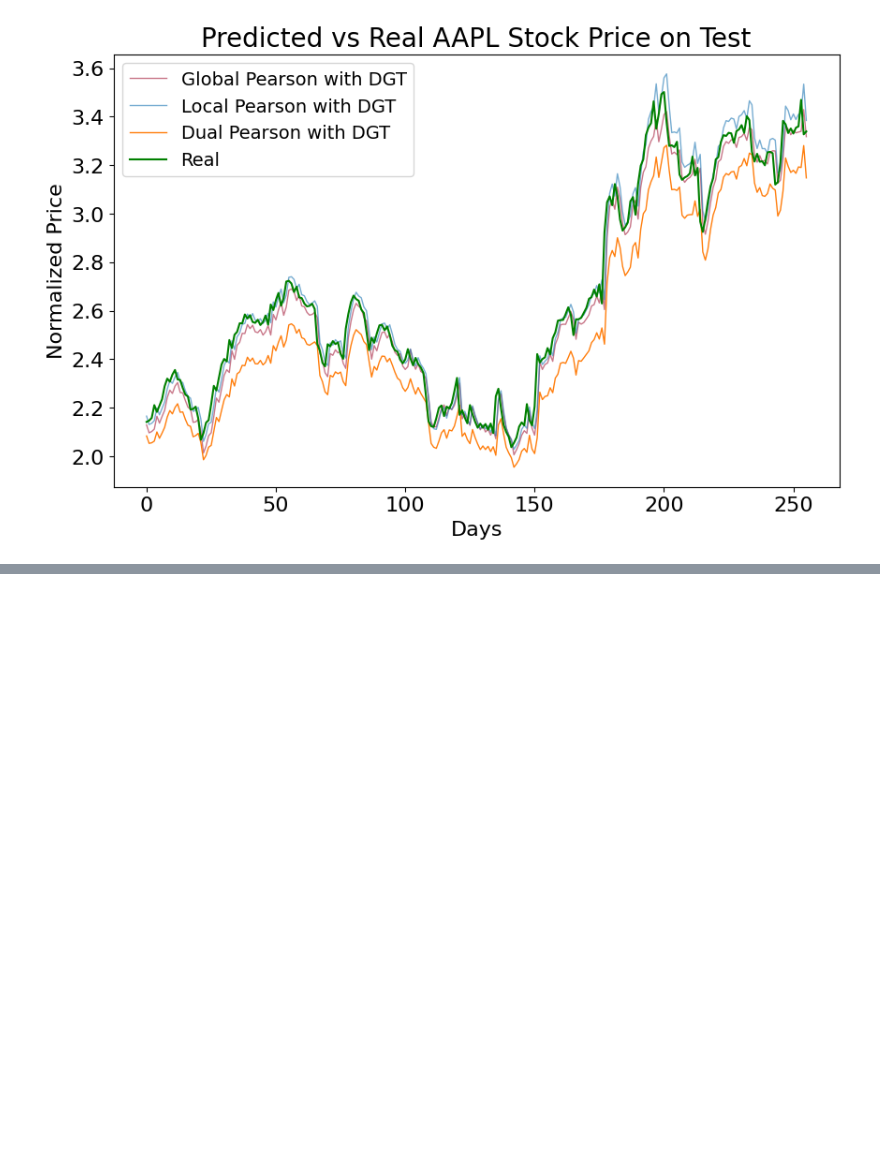
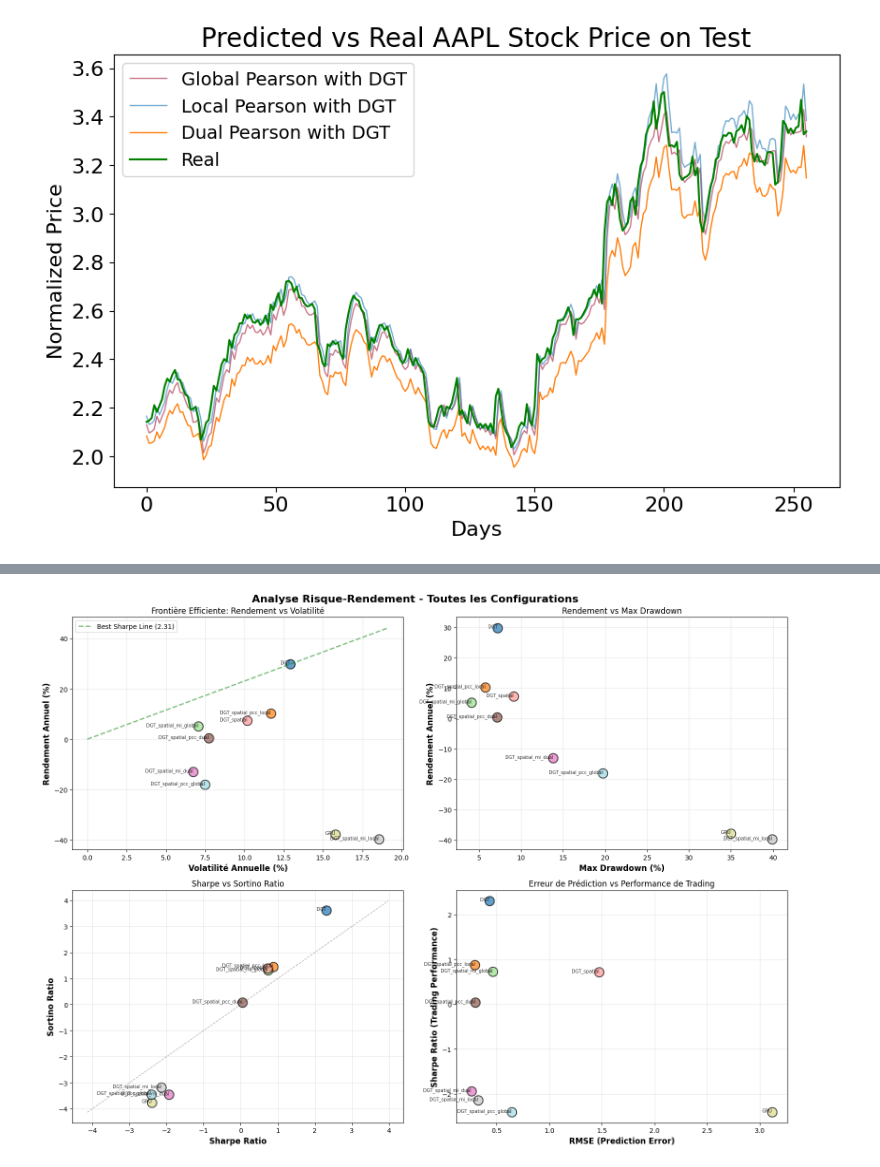
Before and after one commit to tanguydcq/Stock-DiffTransformer, a Jupyter notebook: Stock_Market_Forecasting_with_Differential_Graph_Transformer.ipynb, the cells around one changed output, grey strips where cells are left out. Saved outputs shown, nothing was run; the diff lists cells and outputs as text; code cells hidden in the pictures; blank space fills up the shorter version.

```diff
--- a/Stock_Market_Forecasting_with_Differential_Graph_Transformer.ipynb
+++ b/Stock_Market_Forecasting_with_Differential_Graph_Transformer.ipynb
@@ -1452,0 +1666,85 @@ Comment lire
+# %%
+# Scatter plots pour l'analyse risque-rendement
+fig, axes = plt.subplots(2, 2, figsize=(16, 12))
+fig.suptitle('Analyse Risque-Rendement - Toutes les Configurations', fontsize=16, fontweight='bold')
+
+models = df_comparison['Model'].tolist()
+colors_scatter = plt.cm.tab20(np.linspace(0, 1, len(models)))
+
+# 1. Return vs Volatility (Efficient Frontier)
+ax = axes[0, 0]
+for i, model_name in enumerate(models):
+    metrics = benchmark_results[model_name]['metrics']
+    ax.scatter(metrics['ann_vol'] * 100, metrics['ann_return'] * 100,
+               s=200, alpha=0.7, color=colors_scatter[i], edgecolors='black', linewidth=1.5)
+    ax.annotate(model_name, (metrics['ann_vol'] * 100, metrics['ann_return'] * 100),
+                fontsize=7, ha='right', alpha=0.8)
+
+# Ligne de Capital Market
+best_sharpe_model = df_comparison.iloc[0]['Model']
+best_sharpe_val = benchmark_results[best_sharpe_model]['metrics']['sharpe']
+x_line = np.linspace(0, ax.get_xlim()[1], 100)
+y_line = best_sharpe_val * x_line
+ax.plot(x_line, y_line, 'g--', alpha=0.5, linewidth=2, label=f'Best Sharpe Line ({best_sharpe_val:.2f})')
+
+ax.set_xlabel('Volatilité Annuelle (%)', fontweight='bold', fontsize=12)
+ax.set_ylabel('Rendement Annuel (%)', fontweight='bold', fontsize=12)
+ax.set_title('Frontière Efficiente: Rendement vs Volatilité')
+ax.grid(True, alpha=0.3)
+ax.legend()
+
+# 2. Return vs Max Drawdown
+ax = axes[0, 1]
+for i, model_name in enumerate(models):
+    metrics = benchmark_results[model_name]['metrics']
+    ax.scatter(abs(metrics['max_dd']) * 100, metrics['ann_return'] * 100,
+               s=200, alpha=0.7, color=colors_scatter[i], edgecolors='black', linewidth=1.5)
+    ax.annotate(model_name, (abs(metrics['max_dd']) * 100, metrics['ann_return'] * 100),
+                fontsize=7, ha='right', alpha=0.8)
+
+ax.set_xlabel('Max Drawdown (%)', fontweight='bold', fontsize=12)
+ax.set_ylabel('Rendement Annuel (%)', fontweight='bold', fontsize=12)
+ax.set_title('Rendement vs Max Drawdown')
+ax.grid(True, alpha=0.3)
+
+# 3. Sharpe vs Sortino
+ax = axes[1, 0]
+for i, model_name in enumerate(models):
+    metrics = benchmark_results[model_name]['metrics']
+    ax.scatter(metrics['sharpe'], metrics['sortino'],
+               s=200, alpha=0.7, color=colors_scatter[i], edgecolors='black', linewidth=1.5,
+               label=model_name)
+    ax.annotate(model_name, (metrics['sharpe'], metrics['sortino']),
+                fontsize=7, ha='right', alpha=0.8)
+
+# Ligne diagonale de référence
+lims = [min(ax.get_xlim()[0], ax.get_ylim()[0]), max(ax.get_xlim()[1], ax.get_ylim()[1])]
+ax.plot(lims, lims, 'k--', alpha=0.3, linewidth=1)
+
+ax.set_xlabel('Sharpe Ratio', fontweight='bold', fontsize=12)
+ax.set_ylabel('Sortino Ratio', fontweight='bold', fontsize=12)
+ax.set_title('Sharpe vs Sortino Ratio')
+ax.grid(True, alpha=0.3)
+
+# 4. RMSE vs Sharpe Ratio (Prediction vs Trading Performance)
+ax = axes[1, 1]
+for i, model_name in enumerate(models):
+    rmse = benchmark_results[model_name]['rmse']
+    sharpe = benchmark_results[model_name]['metrics']['sharpe']
+    ax.scatter(rmse, sharpe,
+               s=200, alpha=0.7, color=colors_scatter[i], edgecolors='black', linewidth=1.5)
+    ax.annotate(model_name, (rmse, sharpe),
+                fontsize=7, ha='right', alpha=0.8)
+
+ax.set_xlabel('RMSE (Prediction Error)', fontweight='bold', fontsize=12)
+ax.set_ylabel('Sharpe Ratio (Trading Performance)', fontweight='bold', fontsize=12)
+ax.set_title('Erreur de Prédiction vs Performance de Trading')
+ax.grid(True, alpha=0.3)
+
+plt.tight_layout()
+plt.savefig(f'{workdir}/benchmark_risk_analysis.png', dpi=150, bbox_inches='tight')
+plt.show()
+
+print("📉 Graphiques sauvegardés dans: benchmark_risk_analysis.png")
+# %% [output]
+[figure, added]
```
Also changed, not shown: parts of 57 cells of this notebook.
